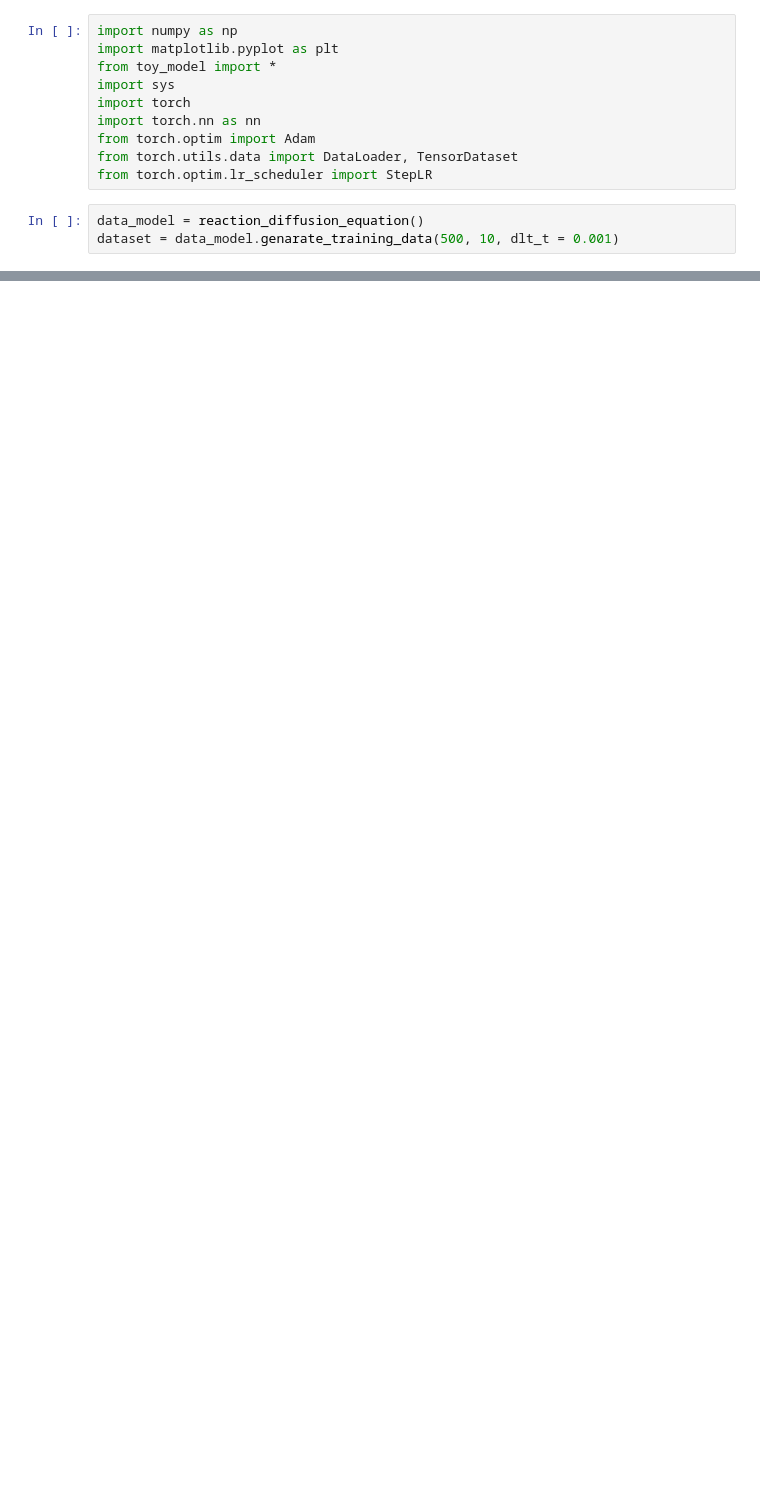
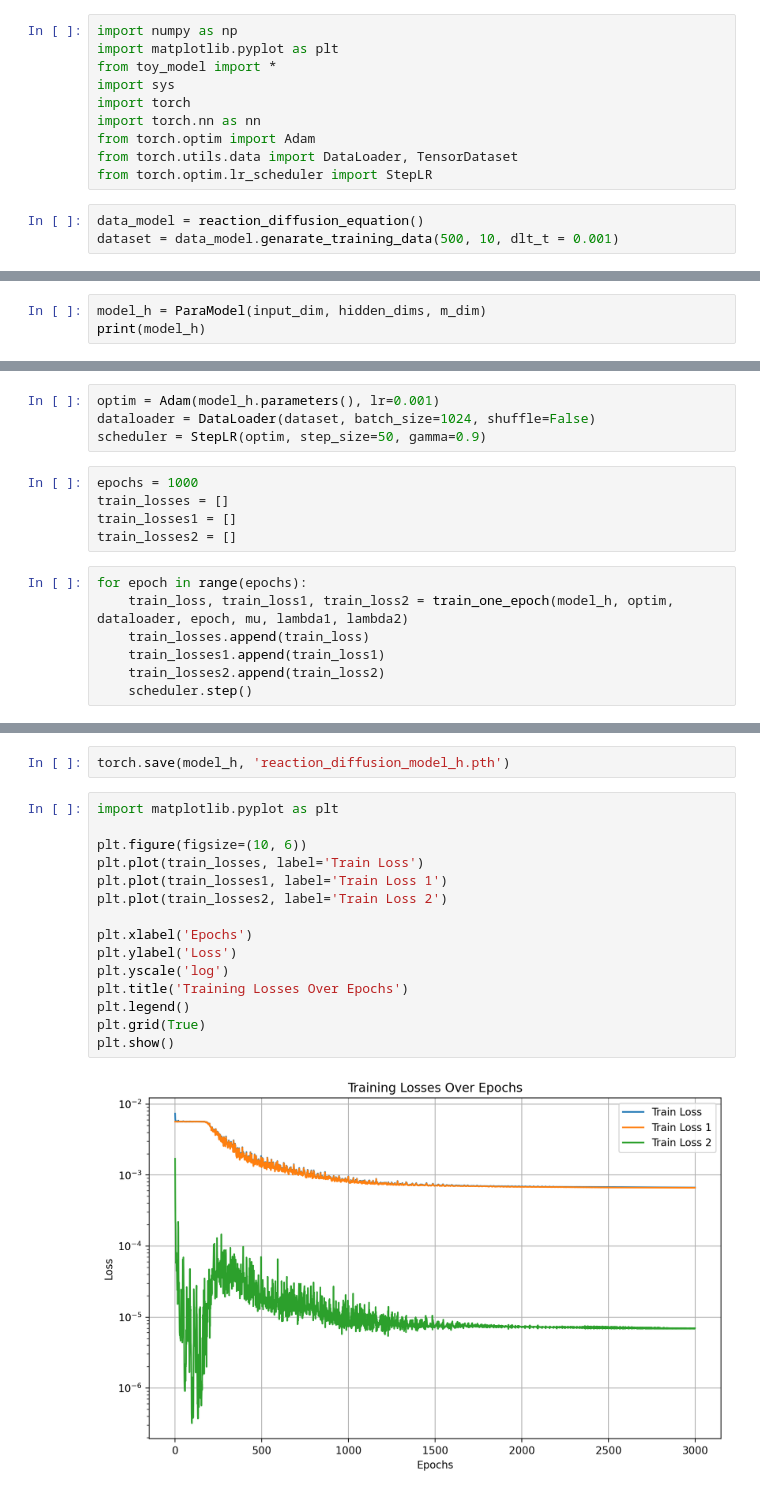
Before and after one commit to Shiqi-Wu/adaptive-combination, a Jupyter notebook: toy-model/reaction_diffusion_model.ipynb, the cells around one changed output, grey strips where cells are left out. Cells and saved outputs as stored; diff of their text form; blank space fills up the shorter version.

Commit message:
reaction-diffusion

```diff
--- a/toy-model/reaction_diffusion_model.ipynb
+++ b/toy-model/reaction_diffusion_model.ipynb
@@ -98,0 +113,3 @@ m_dim = 16
+# %%
+model_h = ParaModel(input_dim, hidden_dims, m_dim)
+print(model_h)
@@ -98,0 +168,16 @@ m_dim = 16
+# %%
+optim = Adam(model_h.parameters(), lr=0.001)
+dataloader = DataLoader(dataset, batch_size=1024, shuffle=False)
+scheduler = StepLR(optim, step_size=50, gamma=0.9)
+# %%
+epochs = 1000
+train_losses = []
+train_losses1 = []
+train_losses2 = []
+# %%
+for epoch in range(epochs):
+    train_loss, train_loss1, train_loss2 = train_one_epoch(model_h, optim, dataloader, epoch, mu, lambda1, lambda2)
+    train_losses.append(train_loss)
+    train_losses1.append(train_loss1)
+    train_losses2.append(train_loss2)
+    scheduler.step()
@@ -98,0 +202,19 @@ m_dim = 16
+# %%
+torch.save(model_h, 'reaction_diffusion_model_h.pth')
+# %%
+import matplotlib.pyplot as plt
+
+plt.figure(figsize=(10, 6))
+plt.plot(train_losses, label='Train Loss')
+plt.plot(train_losses1, label='Train Loss 1')
+plt.plot(train_losses2, label='Train Loss 2')
+
+plt.xlabel('Epochs')
+plt.ylabel('Loss')
+plt.yscale('log')
+plt.title('Training Losses Over Epochs')
+plt.legend()
+plt.grid(True)
+plt.show()
+# %% [output]
+[figure, added]
```
Also changed, not shown: parts of 13 cells of this notebook, 2 other files.
